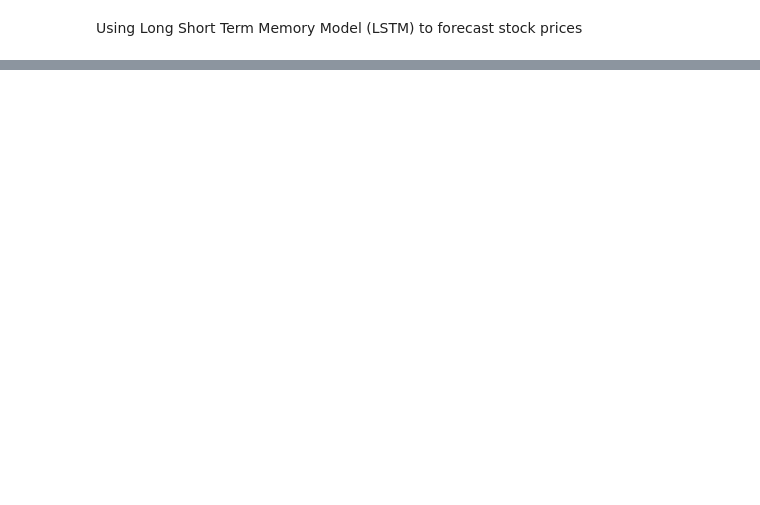
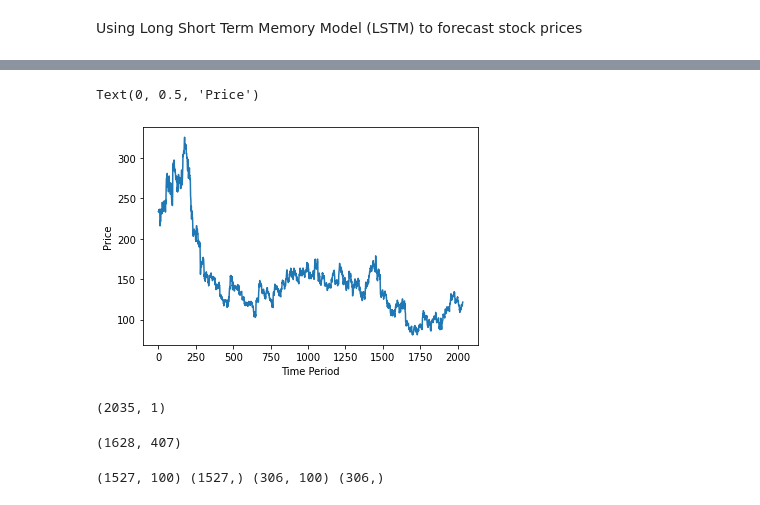
Before and after one commit to Joykareko/Data-Science-Projects, a Jupyter notebook: Stock_Market_Prediction_and_Forecasting_using_LSTM_ML_Project_13.ipynb, the cells around one changed output, grey strips where cells are left out. Drawn from its saved outputs; the diff is of its cells as text; code cells hidden in the pictures; blank space fills up the shorter version.

```diff
--- a/Stock_Market_Prediction_and_Forecasting_using_LSTM_ML_Project_13.ipynb
+++ b/Stock_Market_Prediction_and_Forecasting_using_LSTM_ML_Project_13.ipynb
@@ -22,0 +47,24 @@ AttributeError: ignored
+# %%
+#checking how the close price has been varying
+stock_data = stock_data['Close']
+plt.plot(stock_data)
+plt.xlabel('Time Period')
+plt.ylabel('Price')
+# %% [output]
+Text(0, 0.5, 'Price')
+[figure, added]
+# %%
+#since machines do not work well with large numbers, we need to scale
+from sklearn.preprocessing import MinMaxScaler
+scaler = MinMaxScaler(feature_range = (0,1))
+stock_data = scaler.fit_transform(np.array(stock_data).reshape(-1,1)) #reshape automatically determines the shape when -1 is indicated.
+stock_data.shape
+# %% [output]
+(2035, 1)
+# %%
+training_size = int(len(stock_data)*0.80)
+test_size = len(stock_data)-training_size
+train_data,test_data = stock_data[0:training_size,:],stock_data[training_size:len(stock_data),:1]
+training_size,test_size
+# %% [output]
+(1628, 407)
@@ -22,0 +83,4 @@ AttributeError: ignored
+# %%
+print(X_train.shape,Y_train.shape,X_test.shape,Y_test.shape)
+# %% [output]
+(1527, 100) (1527,) (306, 100) (306,)
```
Also changed, not shown: parts of 16 cells of this notebook.
